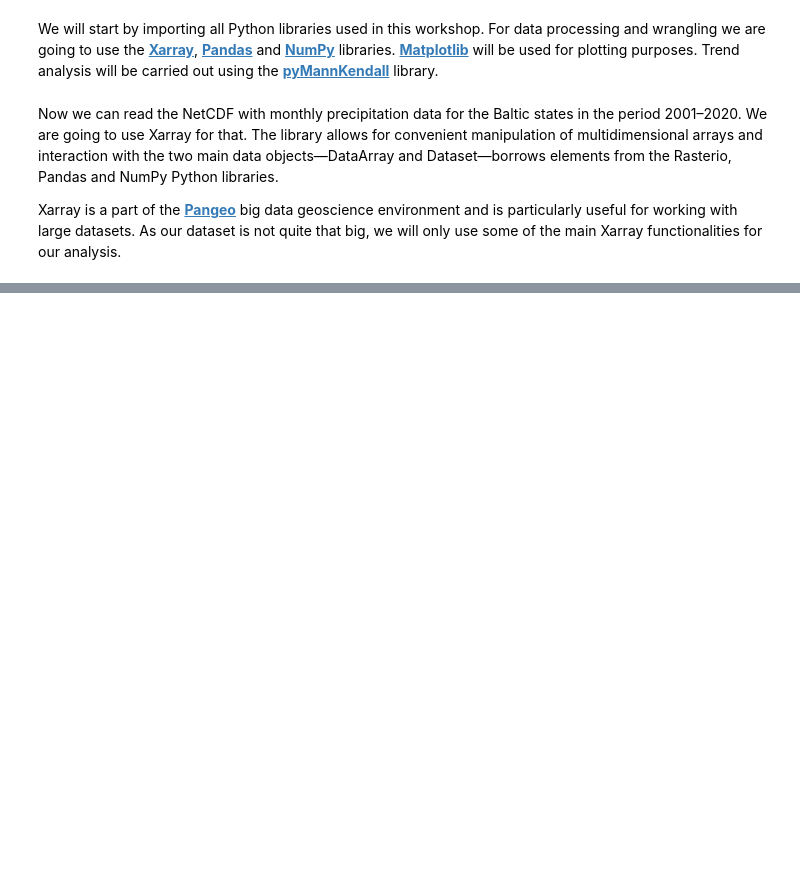
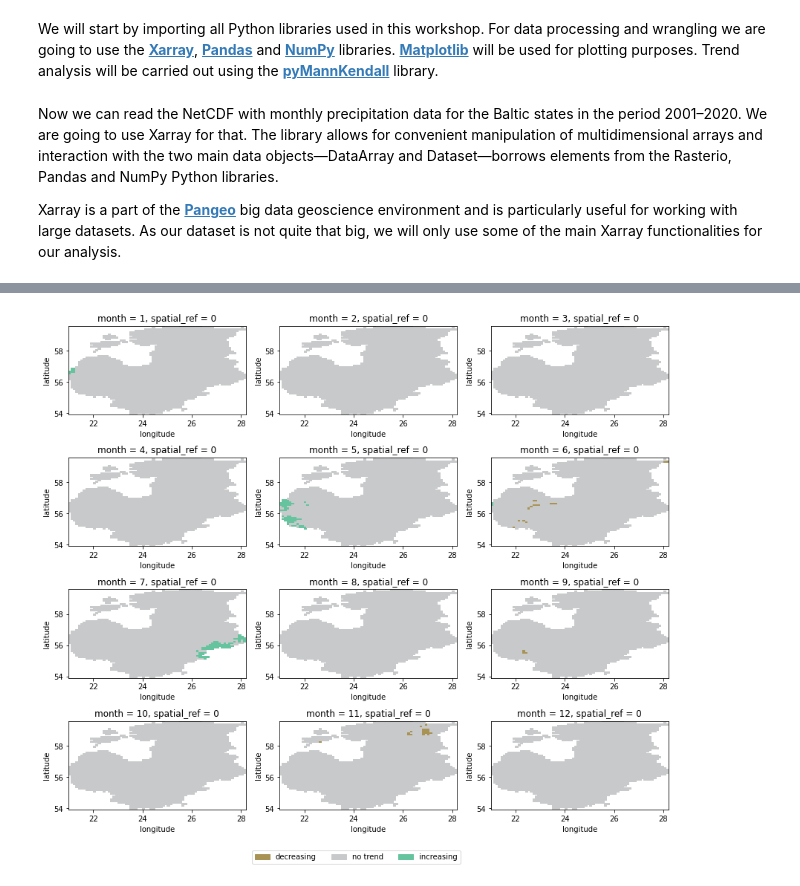
Before and after one commit to LandscapeGeoinformatics/EGU_2021_lgeo_workshops, a Jupyter notebook: SC5.8/EGU2021_Workshop_SC58.ipynb, the cells around one changed output, grey strips where cells are left out. Drawn from its saved outputs; the diff is of its cells as text; code cells hidden in the pictures; blank space fills up the shorter version.

```diff
--- a/SC5.8/EGU2021_Workshop_SC58.ipynb
+++ b/SC5.8/EGU2021_Workshop_SC58.ipynb
@@ -371,0 +278,6 @@ for month, ax in zip(months, axes.flatten()):
+# %%
+# Add test results as new columns to the DataFrame
+precip_group_df['trend'] = precip_dict['trend']
+precip_group_df['p'] = precip_dict['p']
+precip_group_df['slope'] = precip_dict['slope']
+display(precip_group_df)
@@ -371,0 +345,5 @@ for month, ax in zip(months, axes.flatten()):
+# %%
+# Create a numeric version of the trend column
+precip_group_df['numeric_trend'] = precip_group_df.apply(lambda x: numeric_trend(x['slope'], x['p']), axis=1)
+display(precip_group_df.sample(10))
+display(precip_group_df['numeric_trend'].value_counts())
@@ -371,0 +370,7 @@ for month, ax in zip(months, axes.flatten()):
+# %%
+# Convert the DataFrame back to xarray Dataset and assign CRS
+df = precip_group_df.copy() # copy of precip_group_df
+df.set_index(['latitude', 'longitude', 'month'], inplace=True)
+precip_array = df.to_xarray()
+precip_array.rio.write_crs('epsg:4326', inplace=True)
+display(precip_array)
@@ -371,0 +399,44 @@ for month, ax in zip(months, axes.flatten()):
+# %%
+# Dictionary for legend elements
+legend_dict = collections.OrderedDict([])
+
+# Trend classes
+trend_classes = ['decreasing', 'no trend', 'increasing']
+numeric_classes = [-1, 0, 1]
+
+# Colors used for the classes
+colors = ['#A89355', '#C8C9CA', '#65C39E']
+
+# Color dictionary
+color_dict = dict(zip(numeric_classes, colors))
+
+# Update legend with the trend classes and corresponding colors
+for trend_class, color in zip(trend_classes, colors):
+    legend_dict.update({trend_class: color})
+
+# Matplotlib color patches to be used in the legend
+patches = []
+for trend_class in legend_dict:
+    patch = mpatches.Patch(color=legend_dict[trend_class], label=trend_class)
+    patches.append(patch)
+
+# List of months used for iterating
+months = precip_array['month']
+
+# Create figure and iterate over months to plot the existence of trends in cells
+fig, axes = plt.subplots(4, 3, figsize=(12, 10))
+for month, ax in zip(months, axes.flatten()):
+    ds = precip_array.sel(month=month) # select specific month
+    levels = [] # list of classes for a particular month
+    for cl in np.arange(int(ds['numeric_trend'].min().values), int(ds['numeric_trend'].max().values + 1), 1):
+        levels.append(cl)
+    colors = [color_dict[cl] for cl in levels]
+    cmap = matplotlib.colors.ListedColormap(colors) # colormap
+    ds['numeric_trend'].plot(ax=ax, cmap=cmap, add_colorbar=False) # plot
+fig.legend(handles=patches, loc='lower center', bbox_to_anchor=(0.5, -0.05), ncol=3)
+fig.tight_layout()
+
+# Save figure
+plt.savefig(os.path.join(data_dir, 'precip_trend_plot.png'), dpi=300, bbox_inches='tight', pad_inches=0)
+# %% [output]
+[figure, added]
```
Also changed, not shown: parts of 54 cells of this notebook, 1 other file.
